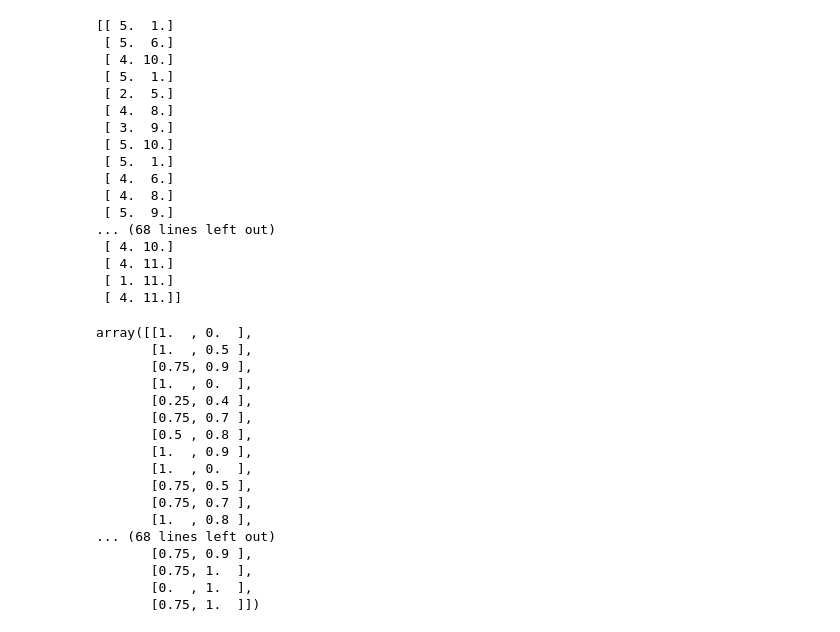
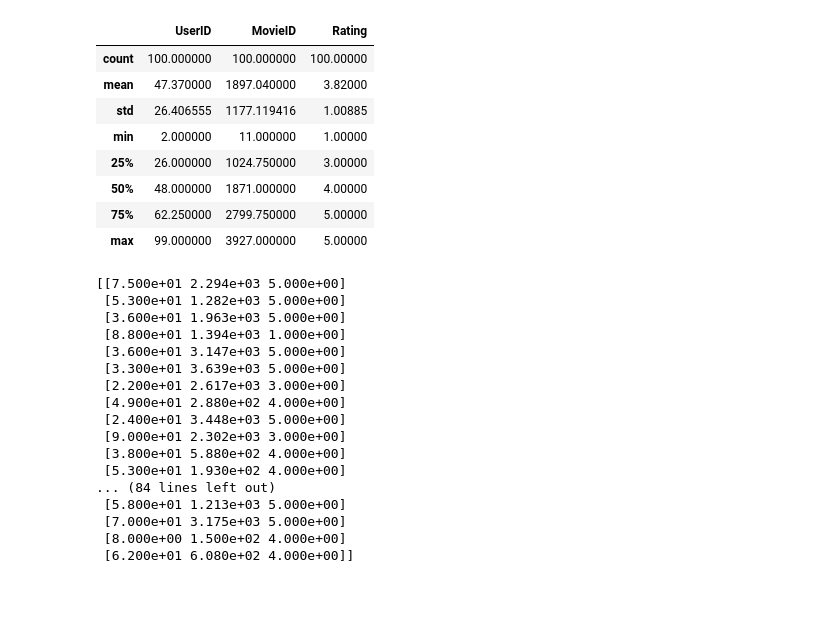
Before and after one commit to lngalmsyr/Recomendation-Film-with-Hybrid-k-means-and-cuckoo-search-, a Jupyter notebook: RA_Kelompok 10_120450109_LanangAlmasyuri_RBL.ipynb, the cells around one changed output. Cells and saved outputs as stored; diff of their text form; code cells hidden in the pictures; blank space fills up the shorter version.

```diff
--- a/RA_Kelompok 10_120450109_LanangAlmasyuri_RBL.ipynb
+++ b/RA_Kelompok 10_120450109_LanangAlmasyuri_RBL.ipynb
@@ -17,4 +20,3 @@ from sklearn.metrics import mean_absolute_error
 # %%
 #Importing both the file using pandas
-data1 = pd.read_csv('C:/Users/Lenovo/OneDrive/Desktop/KELAS/swarm intelegence/tugas besar/last day/movies data.csv')
-data2 = pd.read_csv('C:/Users/Lenovo/OneDrive/Desktop/KELAS/swarm intelegence/tugas besar/last day/ratings data.csv')
+data_x = pd.read_csv('C:/Users/Lenovo/OneDrive/Desktop/KELAS/swarm intelegence/tugas besar/bahan/datax_ratingsdata2.csv')
@@ -158,3 +22,0 @@ KMEANS
-# %%
-data_x = users_fav_movies[[  'Rating','UserID']]
-data_x
@@ -179,0 +39,2 @@ plt.show()
+# %%
+data_x = data_x.drop('Unnamed: 0',axis = 1)
@@ -180,43 +57,33 @@ plt.show()
+# %%
+data_x.describe()
+# %% [output]
+|  | UserID | MovieID | Rating |
+| count | 100.000000 | 100.000000 | 100.00000 |
+| mean | 47.370000 | 1897.040000 | 3.82000 |
+| std | 26.406555 | 1177.119416 | 1.00885 |
+| min | 2.000000 | 11.000000 | 1.00000 |
+| 25% | 26.000000 | 1024.750000 | 3.00000 |
+| 50% | 48.000000 | 1871.000000 | 4.00000 |
+| 75% | 62.250000 | 2799.750000 | 5.00000 |
+| max | 99.000000 | 3927.000000 | 5.00000 |
 # %%
 x_array =  np.array(data_x)
 print(x_array)
 # %% [output]
-[[ 5.  1.]
- [ 5.  6.]
- [ 4. 10.]
- [ 5.  1.]
- [ 2.  5.]
- [ 4.  8.]
- [ 3.  9.]
- [ 5. 10.]
- [ 5.  1.]
- [ 4.  6.]
- [ 4.  8.]
- [ 5.  9.]
-... (68 lines left out)
- [ 4. 10.]
- [ 4. 11.]
- [ 1. 11.]
- [ 4. 11.]]
+[[7.500e+01 2.294e+03 5.000e+00]
+ [5.300e+01 1.282e+03 5.000e+00]
+ [3.600e+01 1.963e+03 5.000e+00]
+ [8.800e+01 1.394e+03 1.000e+00]
+ [3.600e+01 3.147e+03 5.000e+00]
+ [3.300e+01 3.639e+03 5.000e+00]
+ [2.200e+01 2.617e+03 3.000e+00]
+ [4.900e+01 2.880e+02 4.000e+00]
+ [2.400e+01 3.448e+03 5.000e+00]
+ [9.000e+01 2.302e+03 3.000e+00]
+ [3.800e+01 5.880e+02 4.000e+00]
+ [5.300e+01 1.930e+02 4.000e+00]
+... (84 lines left out)
+ [5.800e+01 1.213e+03 5.000e+00]
+ [7.000e+01 3.175e+03 5.000e+00]
+ [8.000e+00 1.500e+02 4.000e+00]
+ [6.200e+01 6.080e+02 4.000e+00]]
-# %%
-scaler = MinMaxScaler()
-x_scaled = scaler.fit_transform(x_array)
-x_scaled
-# %% [output]
-array([[1.  , 0.  ],
-       [1.  , 0.5 ],
-       [0.75, 0.9 ],
-       [1.  , 0.  ],
-       [0.25, 0.4 ],
-       [0.75, 0.7 ],
-       [0.5 , 0.8 ],
-       [1.  , 0.9 ],
-       [1.  , 0.  ],
-       [0.75, 0.5 ],
-       [0.75, 0.7 ],
-       [1.  , 0.8 ],
-... (68 lines left out)
-       [0.75, 0.9 ],
-       [0.75, 1.  ],
-       [0.  , 1.  ],
-       [0.75, 1.  ]])
```
Also changed, not shown: parts of 60 cells of this notebook.
